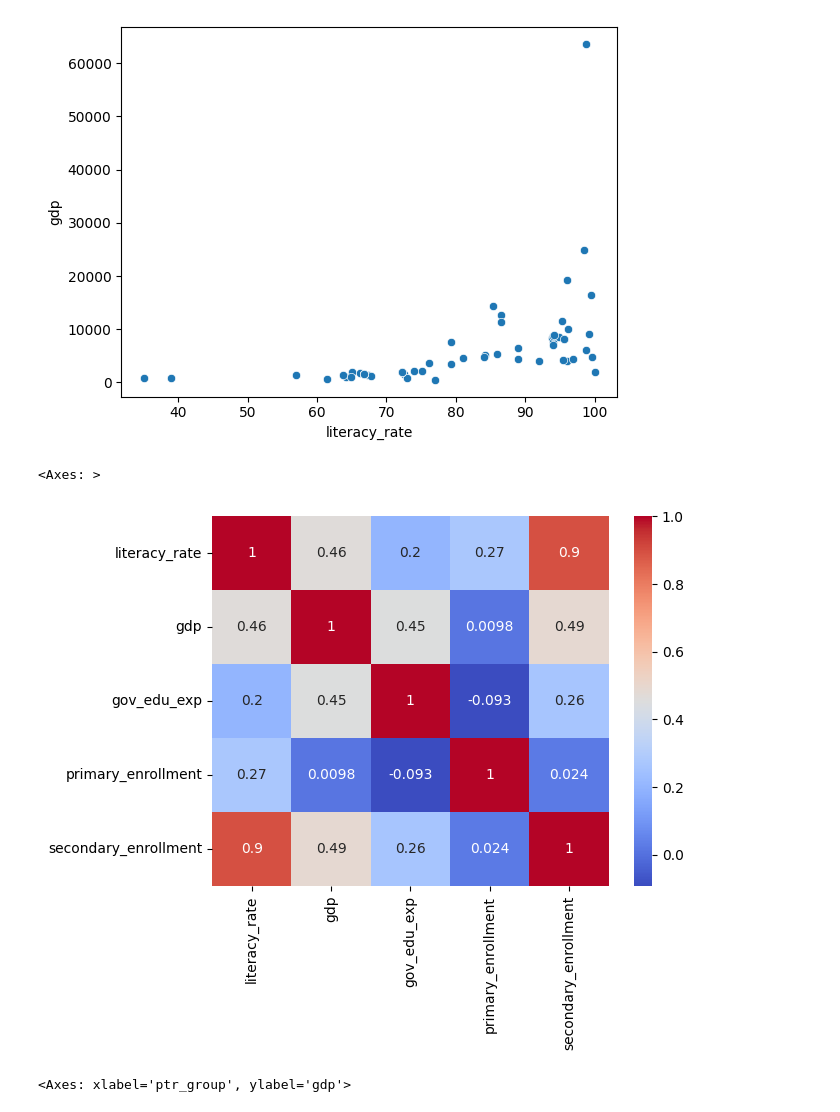
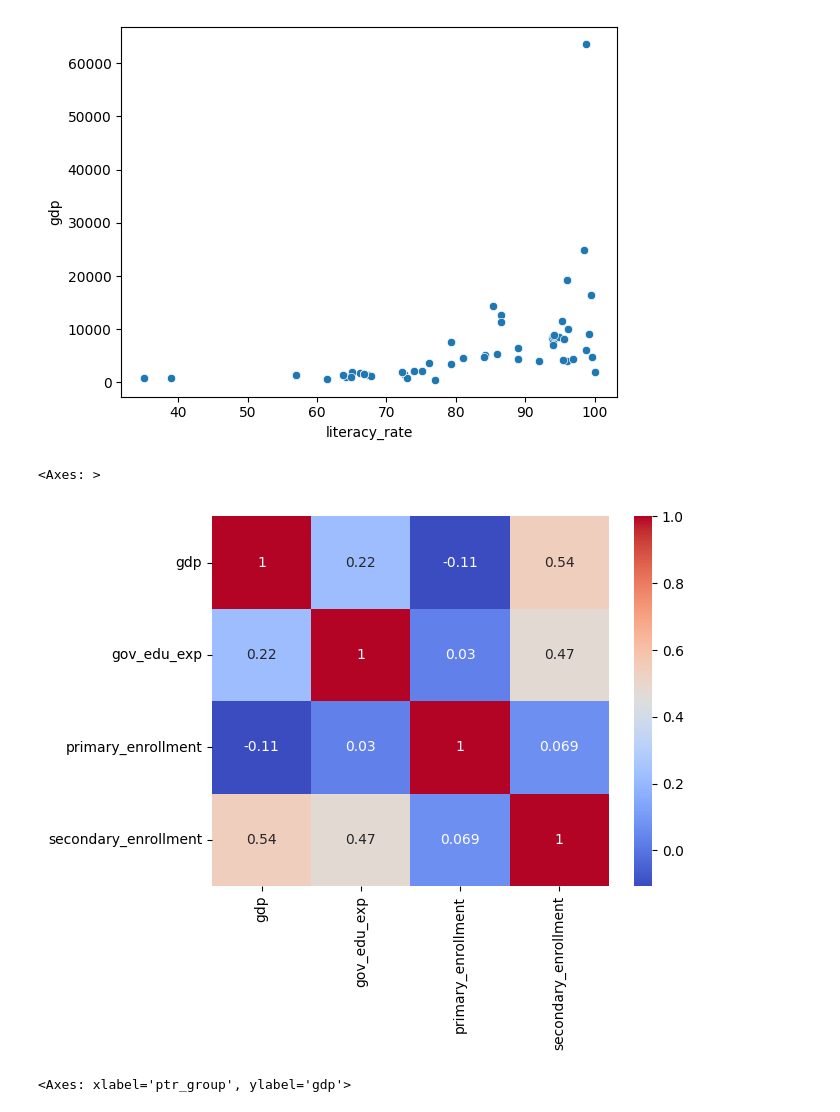
Before and after one commit to Hazim-HF/Data-Management, a Jupyter notebook: Project/Final.ipynb, the cells around one changed output. Saved outputs shown, nothing was run; the diff lists cells and outputs as text; code cells hidden in the pictures.

```diff
--- a/Project/Final.ipynb
+++ b/Project/Final.ipynb
@@ -215,12 +214,11 @@ sns.scatterplot(data=df, x='literacy_rate', y='gdp')
 <Axes: xlabel='literacy_rate', ylabel='gdp'>
 [figure]
 # %%
-import seaborn as sns
-import matplotlib.pyplot as plt
-sns.heatmap(df[['literacy_rate', 'gdp', 'gov_edu_exp', 'primary_enrollment', 'secondary_enrollment']].corr(), annot=True, cmap='coolwarm')
+
+sns.heatmap(df[['gdp', 'gov_edu_exp', 'primary_enrollment', 'secondary_enrollment']].corr(), annot=True, cmap='coolwarm')
 # %% [output]
 <Axes: >
-[figure, old version]
+[figure, new version]
 # %%
 df['ptr_group'] = pd.cut(df['pupil_teacher_ratio'], bins=[0,15,25,40], labels=['Low','Medium','High'])
 sns.boxplot(data=df, x='ptr_group', y='gdp')
```
Also changed, not shown: parts of 7 cells of this notebook, 10 other files.
